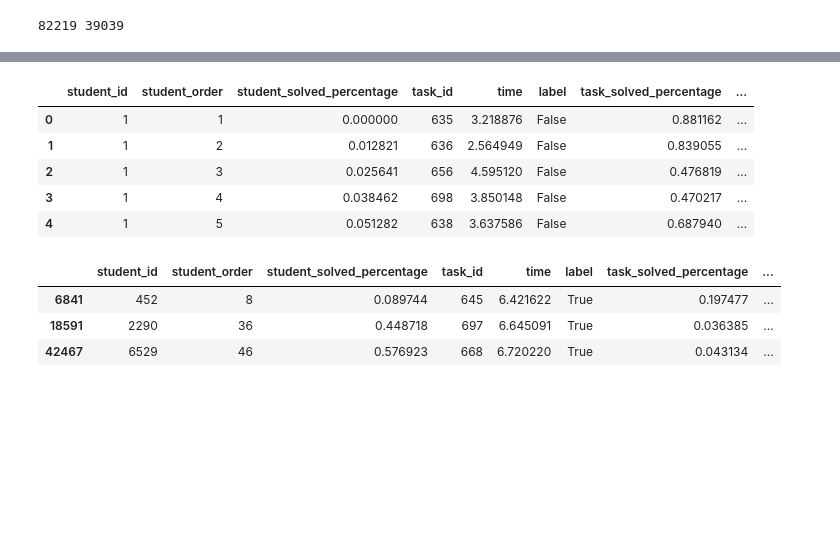
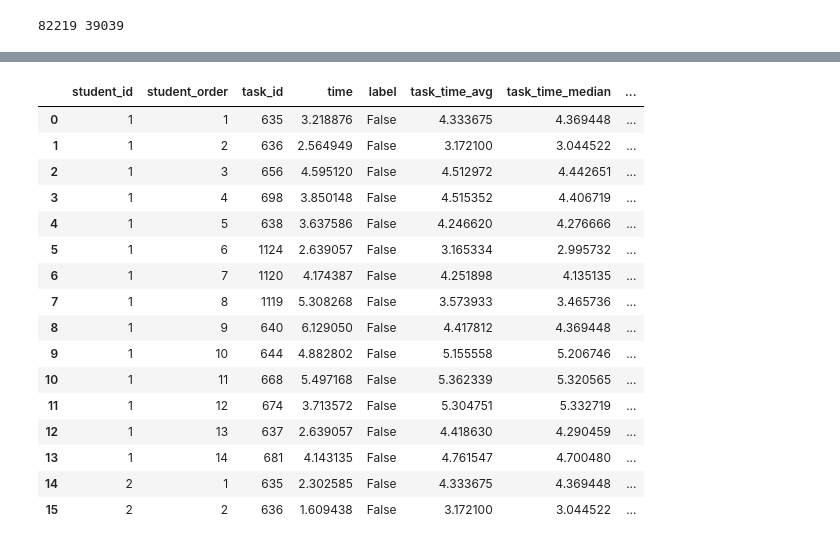
Before and after one commit to adaptive-learning/flocs-analyses, a Jupyter notebook: difficulty_classification/Difficulty Classification.ipynb, the cells around one changed output, grey strips where cells are left out. Saved outputs shown, nothing was run; the diff lists cells and outputs as text; code cells hidden in the pictures; blank space fills up the shorter version.

```diff
--- a/difficulty_classification/Difficulty Classification.ipynb
+++ b/difficulty_classification/Difficulty Classification.ipynb
@@ -158,25 +161,26 @@ task_features.head()
-# %%
-# join events with task features
-def join_task_features(events):
-    events = pd.merge(events, task_features, left_on='task_id', right_index=True)
-    events.sort_values(by=['student_id', 'student_order'], inplace=True)
-    return events
-
-events_train = join_task_features(events_train)
-events_test = join_task_features(events_test)
-
-events_train.head()
-# %% [output]
-|  | student_id | student_order | student_solved_percentage | task_id | time | label | task_solved_percentage | ... |
-| 0 | 1 | 1 | 0.000000 | 635 | 3.218876 | False | 0.881162 | ... |
-| 1 | 1 | 2 | 0.012821 | 636 | 2.564949 | False | 0.839055 | ... |
-| 2 | 1 | 3 | 0.025641 | 656 | 4.595120 | False | 0.476819 | ... |
-| 3 | 1 | 4 | 0.038462 | 698 | 3.850148 | False | 0.470217 | ... |
-| 4 | 1 | 5 | 0.051282 | 638 | 3.637586 | False | 0.687940 | ... |
-# %%
-positives.sample(3)
-# %% [output]
-|  | student_id | student_order | student_solved_percentage | task_id | time | label | task_solved_percentage | ... |
-| 6841 | 452 | 8 | 0.089744 | 645 | 6.421622 | True | 0.197477 | ... |
-| 18591 | 2290 | 36 | 0.448718 | 697 | 6.645091 | True | 0.036385 | ... |
-| 42467 | 6529 | 46 | 0.576923 | 668 | 6.720220 | True | 0.043134 | ... |
+# %%
+e = events_train.head(16)
+e = join_task_features(e)
+e['timedelta'] = (e.task_time_avg - e.time)
+d = e.groupby('student_id').timedelta.expanding().mean()
+d = d.groupby('student_id').shift().fillna(0)
+e['avg'] = d.values
+e
+# %% [output]
+|  | student_id | student_order | task_id | time | label | task_time_avg | task_time_median | ... |
+| 0 | 1 | 1 | 635 | 3.218876 | False | 4.333675 | 4.369448 | ... |
+| 1 | 1 | 2 | 636 | 2.564949 | False | 3.172100 | 3.044522 | ... |
+| 2 | 1 | 3 | 656 | 4.595120 | False | 4.512972 | 4.442651 | ... |
+| 3 | 1 | 4 | 698 | 3.850148 | False | 4.515352 | 4.406719 | ... |
+| 4 | 1 | 5 | 638 | 3.637586 | False | 4.246620 | 4.276666 | ... |
+| 5 | 1 | 6 | 1124 | 2.639057 | False | 3.165334 | 2.995732 | ... |
+| 6 | 1 | 7 | 1120 | 4.174387 | False | 4.251898 | 4.135135 | ... |
+| 7 | 1 | 8 | 1119 | 5.308268 | False | 3.573933 | 3.465736 | ... |
+| 8 | 1 | 9 | 640 | 6.129050 | False | 4.417812 | 4.369448 | ... |
+| 9 | 1 | 10 | 644 | 4.882802 | False | 5.155558 | 5.206746 | ... |
+| 10 | 1 | 11 | 668 | 5.497168 | False | 5.362339 | 5.320565 | ... |
+| 11 | 1 | 12 | 674 | 3.713572 | False | 5.304751 | 5.332719 | ... |
+| 12 | 1 | 13 | 637 | 2.639057 | False | 4.418630 | 4.290459 | ... |
+| 13 | 1 | 14 | 681 | 4.143135 | False | 4.761547 | 4.700480 | ... |
+| 14 | 2 | 1 | 635 | 2.302585 | False | 4.333675 | 4.369448 | ... |
+| 15 | 2 | 2 | 636 | 1.609438 | False | 3.172100 | 3.044522 | ... |
```
Also changed, not shown: parts of 16 cells of this notebook.
